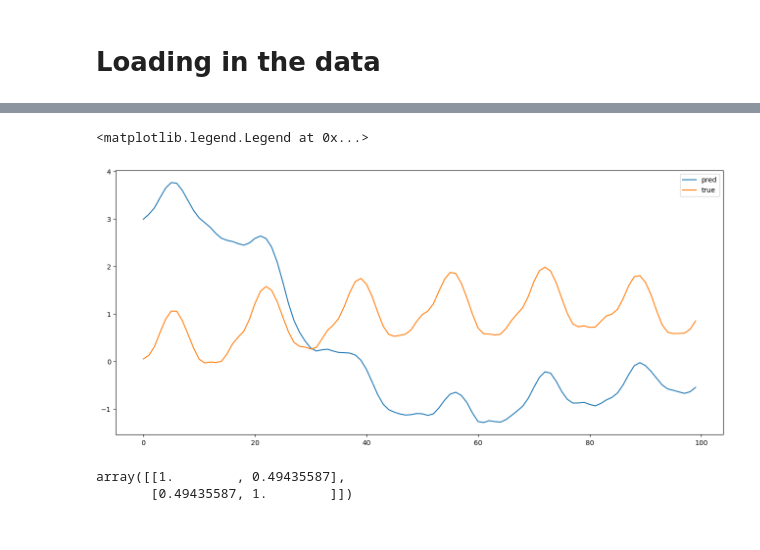
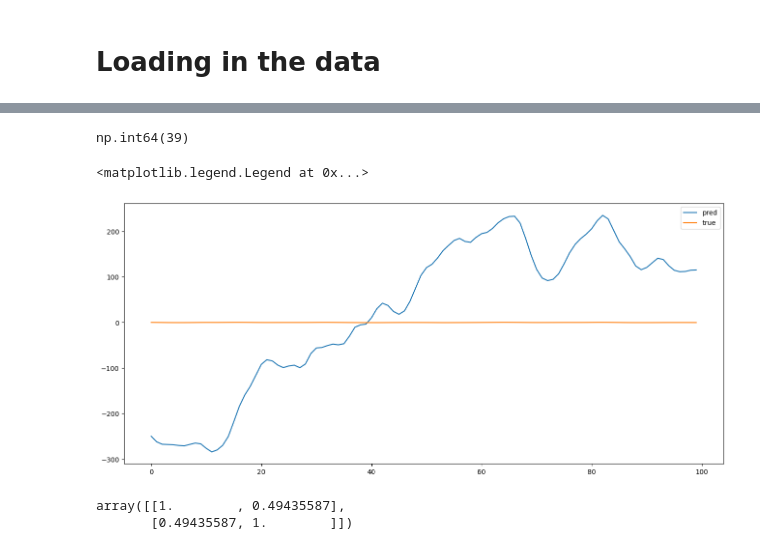
Before and after one commit to NoahWanless/SuperEeg-M467-project, a Jupyter notebook: test_new_u_method.ipynb, the cells around one changed output, grey strips where cells are left out. Saved outputs shown, nothing was run; the diff lists cells and outputs as text; code cells hidden in the pictures.

```diff
--- a/test_new_u_method.ipynb
+++ b/test_new_u_method.ipynb
@@ -125 +99,6 @@ Optimizing U
+# %%
+pred_index = np.where(np.array(indices)==global_held_index)[0][0]
+pred_index
+# %% [output]
+np.int64(39)
 # %%
@@ -130,12 +109,12 @@ row_stds = np.std(file_held, axis=0, keepdims=True)
 z_held = (file_held - row_means) / row_stds
 # %%
 plt.figure(figsize=(16, 7))
-plt.plot(pred[9000:9100,0],label='pred')
+plt.plot(pred[9000:9100,pred_index],label='pred')
 plt.plot(z_held[9000:9100],label='true')
 plt.legend()
 # %% [output]
 <matplotlib.legend.Legend at 0x...>
-[figure, old version]
+[figure, new version]
 # %%
 np.corrcoef(pred[:,0],z_held)
 # %% [output]
```
Also changed, not shown: parts of 13 cells of this notebook, 2 other files.
